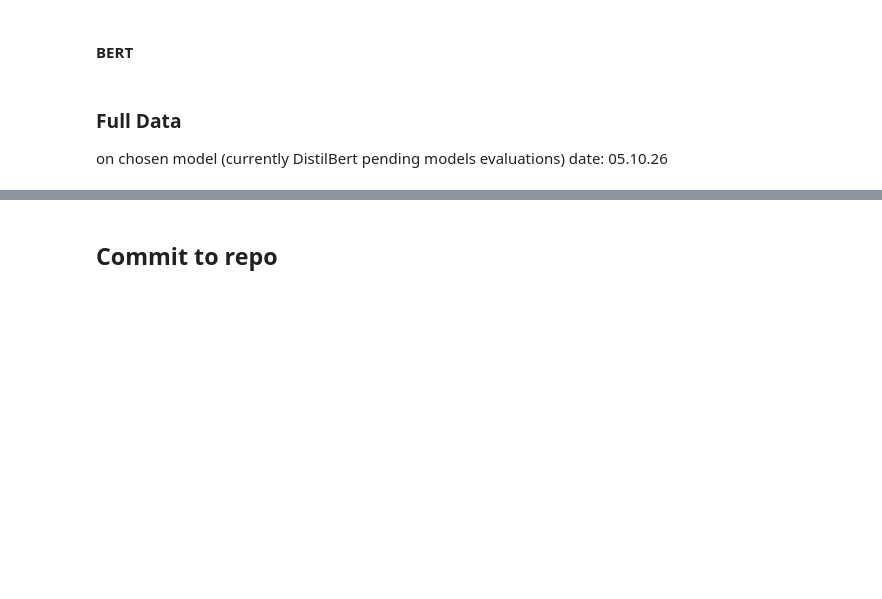
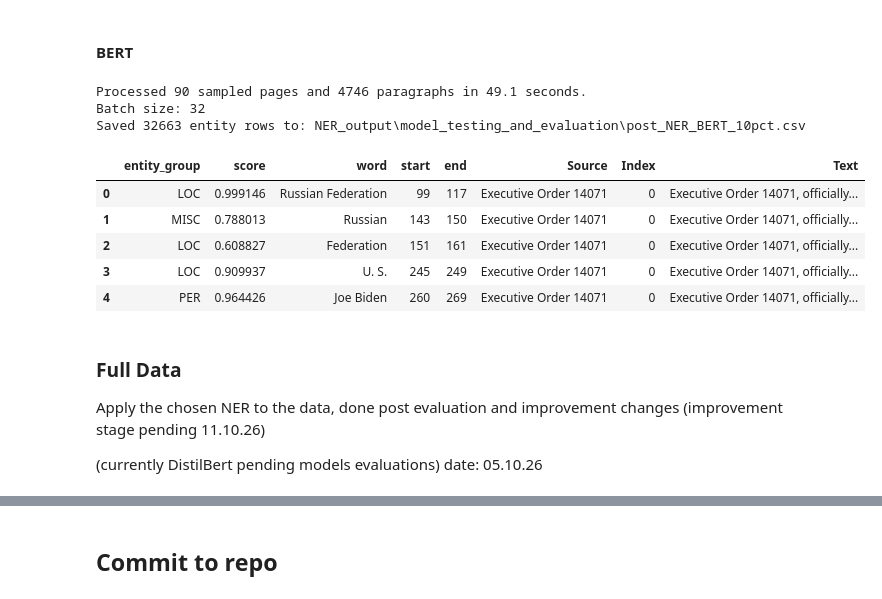
Before and after one commit to EtzionR/Corpus2GeoRAG, a Jupyter notebook: ApplyNER/NER.ipynb, the cells around one changed output, grey strips where cells are left out. Saved outputs shown, nothing was run; the diff lists cells and outputs as text; code cells hidden in the pictures; blank space fills up the shorter version.

```diff
--- a/ApplyNER/NER.ipynb
+++ b/ApplyNER/NER.ipynb
@@ -375,57 +434,94 @@ df_DistilBERT_10pct.head()
 # %% [markdown]
 #### BERT
 # %%
+BATCH_SIZE = 32 if ner_BERT.device.type == "cuda" else 1
+
+# Keep each paragraph paired with its original page and paragraph ID.
+paragraph_records = [
+    (page, paragraph_id, paragraph)
+    for page, paragraphs in evaluation_data.items()
+    for paragraph_id, paragraph in enumerate(paragraphs)
+]
+
 rows = []
+started = time.perf_counter()
 
-for page, paragraphs in evaluation_data.items():
-    for paragraph_id, paragraph in enumerate(paragraphs):
-        entities = ner_BERT(paragraph)
+# Stream paragraphs through the model in batches.
+predictions = ner_BERT(
+    (record[2] for record in paragraph_records),
+    batch_size=BATCH_SIZE,
+    num_workers=0
+)
 
-        for entity in entities:
-            rows.append({
-                "entity_group": entity["entity_group"],
-                "score": entity["score"],
-                "word": entity["word"],
-                "start": entity["start"],
-                "end": entity["end"],
-                "Source": page,
-                "Index": paragraph_id,
-                "Text": paragraph
-            })
+for (page, paragraph_id, paragraph), entities in tqdm(
+    zip(paragraph_records, predictions, strict=True),
+    total=len(paragraph_records),
+    desc="BERT NER",
+    unit="paragraph"
+):
+    for entity in entities:
+        rows.append({
+            "entity_group": entity["entity_group"],
+            "score": entity["score"],
+            "word": entity["word"],
+            "start": entity["start"],
+            "end": entity["end"],
+            "Source": page,
+            "Index": paragraph_id,
+            "Text": paragraph
+        })
+
+elapsed = time.perf_counter() - started
 
 columns = [
     "entity_group",
     "score",
     "word",
     "start",
     "end",
     "Source",
     "Index",
     "Text"
 ]
 
 df_BERT_10pct = pd.DataFrame(rows, columns=columns)
 
 output_dir = os.path.join(
     "NER_output",
     "model_testing_and_evaluation"
 )
 os.makedirs(output_dir, exist_ok=True)
 
 output_path = os.path.join(
     output_dir,
-    "post_NER_DistilBERT_10pct.csv"
+    "post_NER_BERT_10pct.csv"
 )
 
 df_BERT_10pct.to_csv(output_path, index=False)
 
-print(f"Processed {len(evaluation_data)} sampled pages.")
-print(f"Saved {len(df_DistilBERT_10pct)} entity rows to: {output_path}")
+print(
+    f"Processed {len(evaluation_data)} sampled pages "
+    f"and {len(paragraph_records)} paragraphs in {elapsed:.1f} seconds."
+)
+print(f"Batch size: {BATCH_SIZE}")
+print(f"Saved {len(df_BERT_10pct)} entity rows to: {output_path}")
 
 df_BERT_10pct.head()
+# %% [output]
+Processed 90 sampled pages and 4746 paragraphs in 49.1 seconds.
+Batch size: 32
+Saved 32663 entity rows to: NER_output\model_testing_and_evaluation\post_NER_BERT_10pct.csv
+|  | entity_group | score | word | start | end | Source | Index | Text |
+| 0 | LOC | 0.999146 | Russian Federation | 99 | 117 | Executive Order 14071 | 0 | Executive Order 14071, officially... |
+| 1 | MISC | 0.788013 | Russian | 143 | 150 | Executive Order 14071 | 0 | Executive Order 14071, officially... |
+| 2 | LOC | 0.608827 | Federation | 151 | 161 | Executive Order 14071 | 0 | Executive Order 14071, officially... |
+| 3 | LOC | 0.909937 | U. S. | 245 | 249 | Executive Order 14071 | 0 | Executive Order 14071, officially... |
+| 4 | PER | 0.964426 | Joe Biden | 260 | 269 | Executive Order 14071 | 0 | Executive Order 14071, officially... |
 # %% [markdown]
 ### Full Data
 
-on chosen model (currently DistilBert pending models evaluations)
+Apply the chosen NER to the data, done post evaluation and improvement changes (improvement stage pending 11.10.26)
+
+(currently DistilBert pending models evaluations)
 date: 05.10.26
 # %%
```
Also changed, not shown: parts of 21 cells of this notebook.
